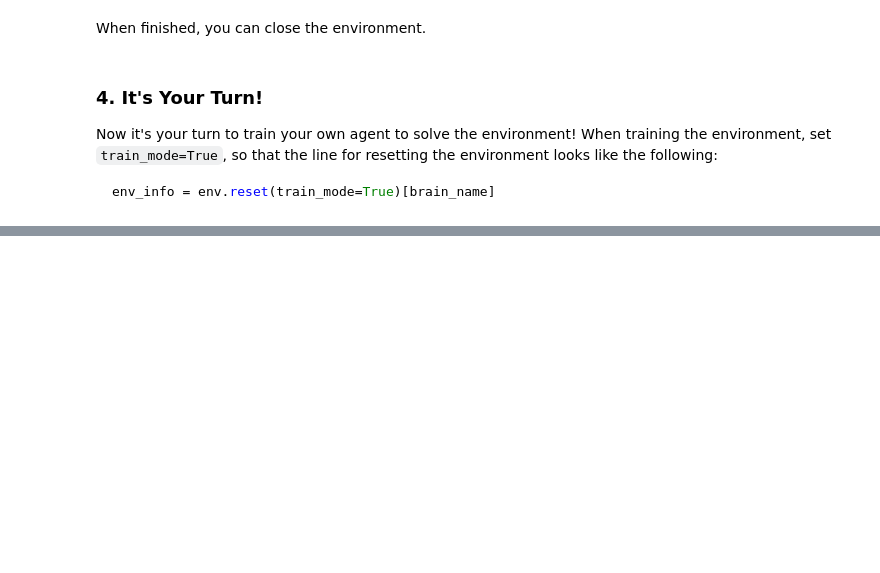
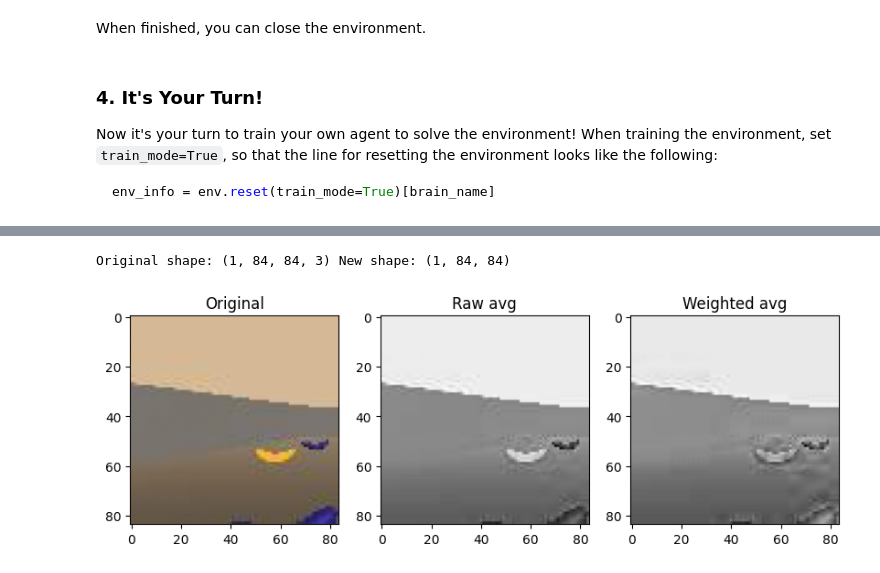
Before and after one commit to sagarnildass/Udacity-Deep-Reinforcement-Learning-Nanodegree, a Jupyter notebook: p1_navigation/Navigation_Pixels.ipynb, the cells around one changed output, grey strips where cells are left out. Cells and saved outputs as stored; diff of their text form; code cells hidden in the pictures; blank space fills up the shorter version.

```diff
--- a/p1_navigation/Navigation_Pixels.ipynb
+++ b/p1_navigation/Navigation_Pixels.ipynb
@@ -124,0 +152,23 @@ import model_pixels
+# %%
+original_shape = state.shape
+# option 1 raw average over the three color channels
+grayed_state = np.mean(state, axis=3)
+# option 2 weighted average over the three color channels
+state2 = np.squeeze(state.copy())
+# grayed_state_2 = state @ (0.114, 0.587, 0.299)
+# grayed_state_2 = state @ (0.1, 0.9, 0.7)
+grayed_state_2 = state @ (0.3, 0.1, 0.7)
+new_shape = grayed_state.shape
+print(f"Original shape: {original_shape}", f"New shape: {new_shape}")
+
+fig, axs = plt.subplots(1, 3, figsize=(10, 12))
+axs[0].imshow(state.squeeze(0))
+axs[0].set_title("Original")
+axs[1].imshow(grayed_state.squeeze(0), cmap='gray')
+axs[1].set_title("Raw avg")
+axs[2].imshow(grayed_state_2.squeeze(0), cmap='gray')
+axs[2].set_title("Weighted avg")
+plt.show()
+# %% [output]
+Original shape: (1, 84, 84, 3) New shape: (1, 84, 84)
+[figure, added]
```
Also changed, not shown: parts of 18 cells of this notebook, 7 other files.
